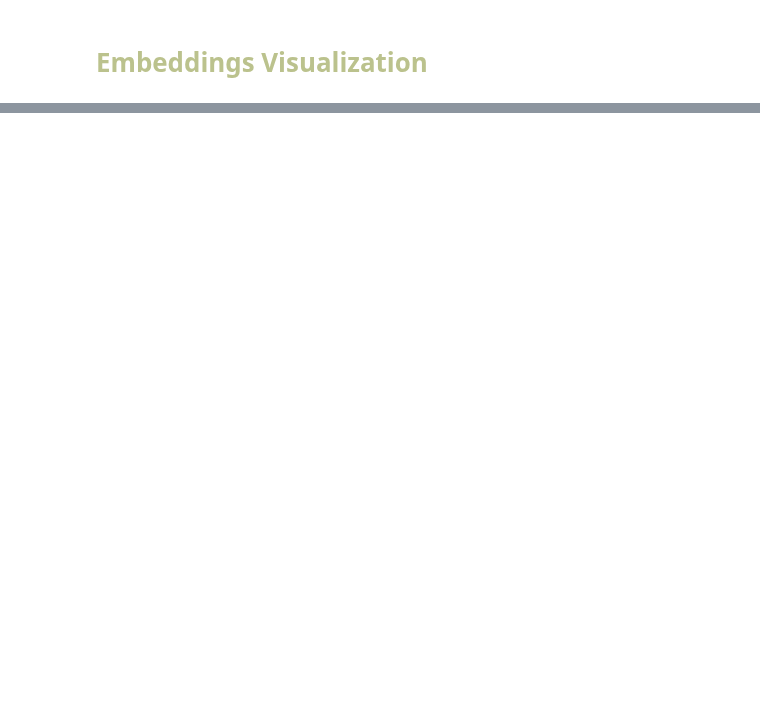
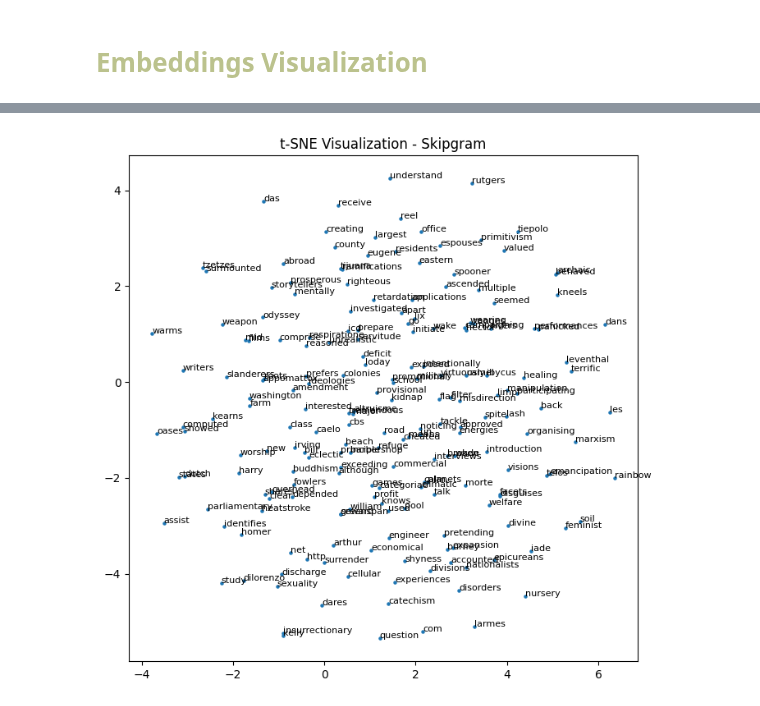
Before and after one commit to aiko-isnt-ded/text-mining-projects, a Jupyter notebook: 2Skipgram&CBOW/Skip_gram_CBOW.ipynb, the cells around one changed output, grey strips where cells are left out. Cells and saved outputs as stored; diff of their text form; code cells hidden in the pictures; blank space fills up the shorter version.

```diff
--- a/2Skipgram&CBOW/Skip_gram_CBOW.ipynb
+++ b/2Skipgram&CBOW/Skip_gram_CBOW.ipynb
@@ -416,0 +444,2 @@ CBOW Model - Top 10 Most Similar Words:
+# %%
+skipgram_subset = skipgram_embeddings[idx_2]
@@ -416,0 +464,4 @@ CBOW Model - Top 10 Most Similar Words:
+# %%
+tsne_plot(skipgram_subset, cbow_vocab_subset, "t-SNE Visualization - Skipgram")
+# %% [output]
+[figure, added]
```
Also changed, not shown: parts of 14 cells of this notebook.
